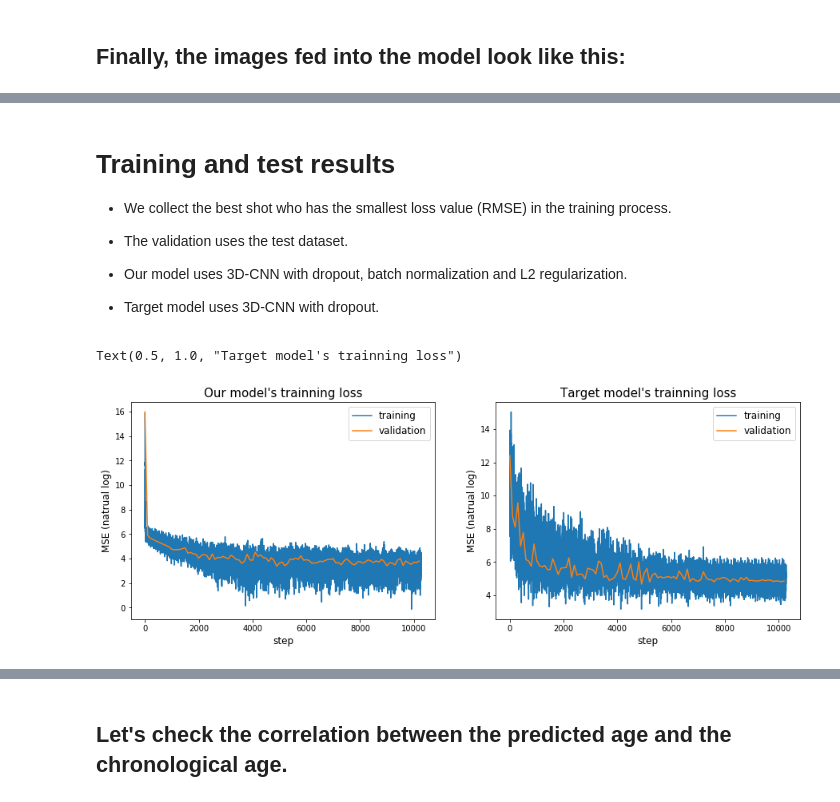
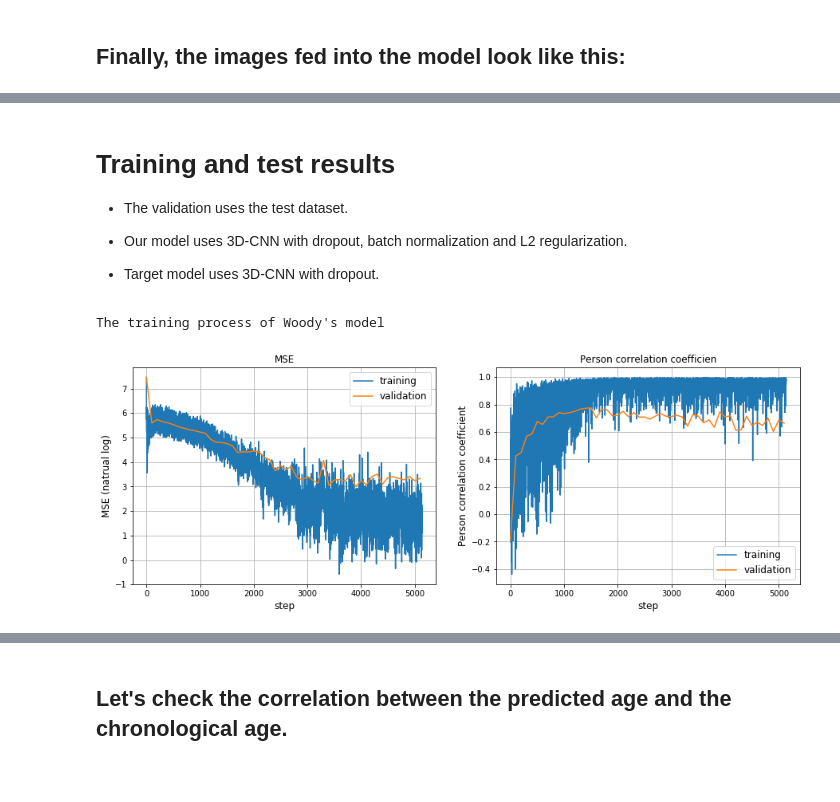
Before and after one commit to woodywff/age_prediction, a Jupyter notebook: age_demo_mix_0/Script.ipynb, the cells around one changed output, grey strips where cells are left out. Saved outputs shown, nothing was run; the diff lists cells and outputs as text; code cells hidden in the pictures.

```diff
--- a/age_demo_mix_0/Script.ipynb
+++ b/age_demo_mix_0/Script.ipynb
@@ -84,25 +73,13 @@ Dimension:  (67, 67, 67)
 # %% [markdown]
 # Training and test results
-- We collect the best shot who has the smallest loss value (RMSE) in the training process.
 
 - The validation uses the test dataset.
 
 - Our model uses 3D-CNN with dropout, batch normalization and L2 regularization.
 - Target model uses 3D-CNN with dropout.
-# %%
-def subdraw(ax,filename):
-    arr = np.load(filename)
-    ax.plot(arr[0], np.log(arr[1]),label='training')
-    ax.plot(arr[2], np.log(arr[3]),label='validation')
-    ax.legend(fontsize=12)
-    ax.set_xlabel('step',fontsize=12)
-    ax.set_ylabel('MSE (natrual log)',fontsize=12)
-
-f, (ax1, ax2) = plt.subplots(1, 2, figsize=(15,5))
-subdraw(ax=ax1,filename='./img/training_proc_woody_pltdata_2019.04.18.14:18:01.npy')
-ax1.set_title('Our model\'s trainning loss',fontsize=15)
-subdraw(ax=ax2,filename='./img/training_proc_zach_pltdata_2019.04.17.12:30:44.npy')
-ax2.set_title('Target model\'s trainning loss',fontsize=15)
-# %% [output]
-Text(0.5, 1.0, "Target model's trainning loss")
-[figure, removed]
+# %%
+draw_training_proc('./img/training_return_list_woody.npy')
+print('The training process of Woody\'s model')
+# %% [output]
+The training process of Woody's model
+[figure, added]
```
Also changed, not shown: parts of 18 cells of this notebook, 1 other file.
